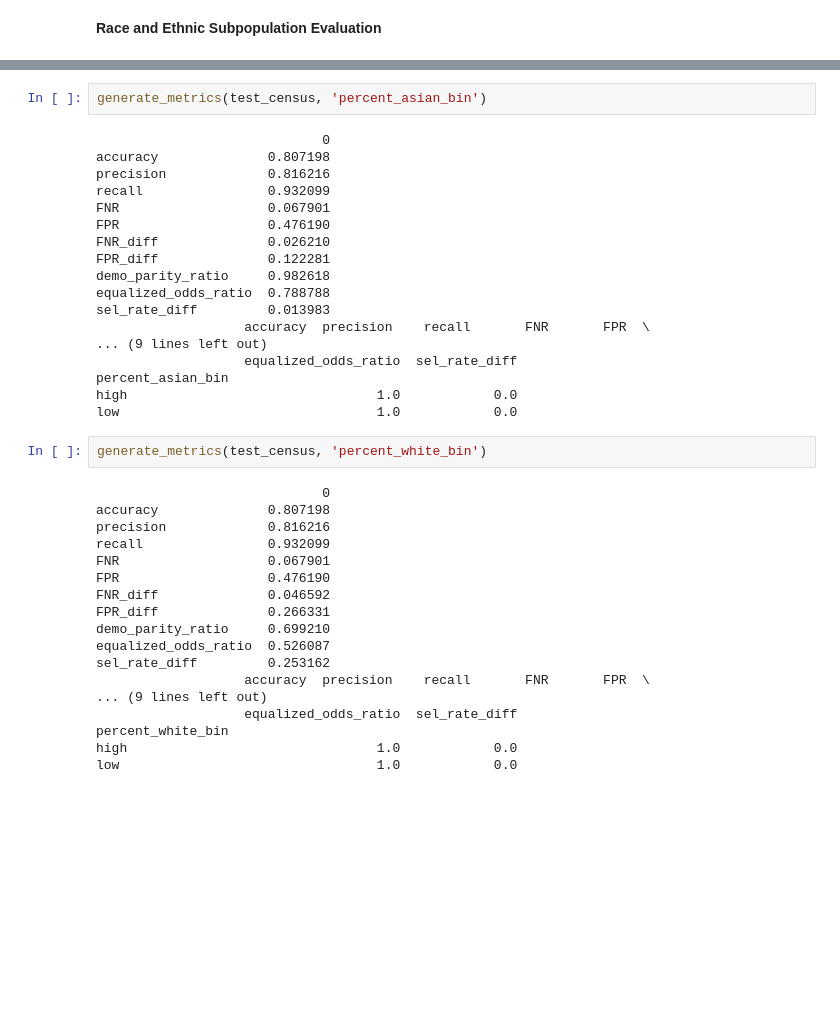
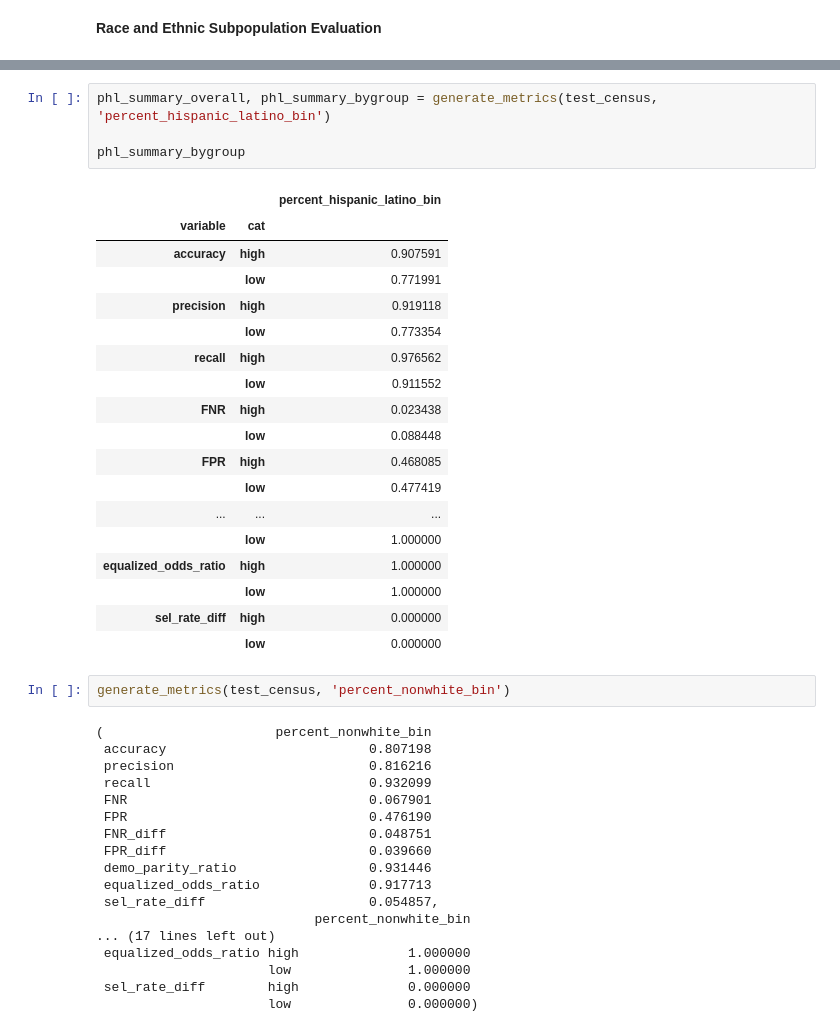
Before and after one commit to jennahgosciak/algaebloom, a Jupyter notebook: rds_draft_report_FINAL.ipynb, the cells around one changed output, grey strips where cells are left out. Saved outputs shown, nothing was run; the diff lists cells and outputs as text; blank space fills up the shorter version.

```diff
--- a/rds_draft_report_FINAL.ipynb
+++ b/rds_draft_report_FINAL.ipynb
@@ -1529,40 +1506,43 @@ low selection rate (hispanic_latino): 0.7558
+# %%
+phl_summary_overall, phl_summary_bygroup = generate_metrics(test_census, 'percent_hispanic_latino_bin')
+
+phl_summary_bygroup
+# %% [output]
+|  |  | percent_hispanic_latino_bin |
+| variable | cat |  |
+| accuracy | high | 0.907591 |
+|  | low | 0.771991 |
+| precision | high | 0.919118 |
+|  | low | 0.773354 |
+| recall | high | 0.976562 |
+|  | low | 0.911552 |
+| FNR | high | 0.023438 |
+|  | low | 0.088448 |
+| FPR | high | 0.468085 |
+|  | low | 0.477419 |
+| ... | ... | ... |
+|  | low | 1.000000 |
+| equalized_odds_ratio | high | 1.000000 |
+|  | low | 1.000000 |
+| sel_rate_diff | high | 0.000000 |
+|  | low | 0.000000 |
 # %%
-generate_metrics(test_census, 'percent_asian_bin')
+generate_metrics(test_census, 'percent_nonwhite_bin')
 # %% [output]
-                             0
-accuracy              0.807198
-precision             0.816216
-recall                0.932099
-FNR                   0.067901
-FPR                   0.476190
-FNR_diff              0.026210
-FPR_diff              0.122281
-demo_parity_ratio     0.982618
-equalized_odds_ratio  0.788788
-sel_rate_diff         0.013983
-                   accuracy  precision    recall       FNR       FPR  \
-... (9 lines left out)
-                   equalized_odds_ratio  sel_rate_diff
-percent_asian_bin
-high                                1.0            0.0
-low                                 1.0            0.0
+(                      percent_nonwhite_bin
+ accuracy                          0.807198
+ precision                         0.816216
+ recall                            0.932099
+ FNR                               0.067901
+ FPR                               0.476190
+ FNR_diff                          0.048751
+ FPR_diff                          0.039660
+ demo_parity_ratio                 0.931446
+ equalized_odds_ratio              0.917713
+ sel_rate_diff                     0.054857,
+                            percent_nonwhite_bin
+... (17 lines left out)
+ equalized_odds_ratio high              1.000000
+                      low               1.000000
+ sel_rate_diff        high              0.000000
+                      low               0.000000)
-# %%
-generate_metrics(test_census, 'percent_white_bin')
-# %% [output]
-                             0
-accuracy              0.807198
-precision             0.816216
-recall                0.932099
-FNR                   0.067901
-FPR                   0.476190
-FNR_diff              0.046592
-FPR_diff              0.266331
-demo_parity_ratio     0.699210
-equalized_odds_ratio  0.526087
-sel_rate_diff         0.253162
-                   accuracy  precision    recall       FNR       FPR  \
-... (9 lines left out)
-                   equalized_odds_ratio  sel_rate_diff
-percent_white_bin
-high                                1.0            0.0
-low                                 1.0            0.0
```
Also changed, not shown: parts of 18 cells of this notebook.
